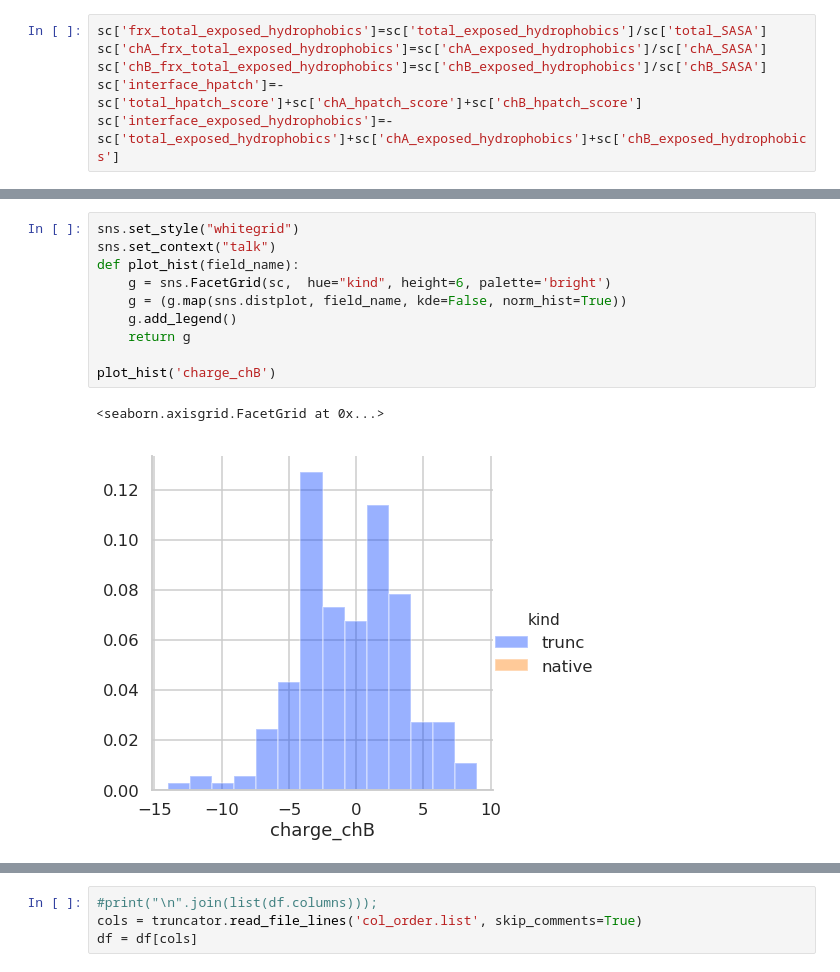
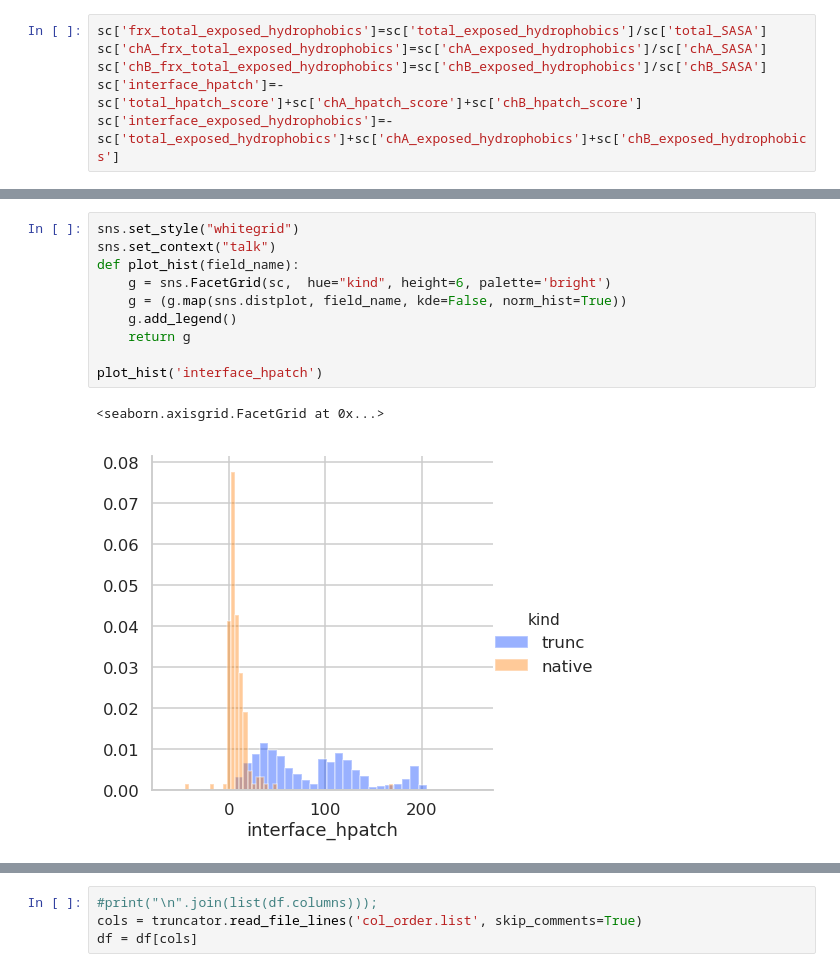
Before and after one commit to ajasja/truncator, a Jupyter notebook: 20_analyse_cuts.ipynb, the cells around one changed output, grey strips where cells are left out. Cells and saved outputs as stored; diff of their text form.

```diff
--- a/20_analyse_cuts.ipynb
+++ b/20_analyse_cuts.ipynb
@@ -75,16 +75,16 @@ list(sc.columns)
 # %%
 sns.set_style("whitegrid")
 sns.set_context("talk")
 def plot_hist(field_name):
     g = sns.FacetGrid(sc,  hue="kind", height=6, palette='bright')
     g = (g.map(sns.distplot, field_name, kde=False, norm_hist=True))
     g.add_legend()
     return g
 
-plot_hist('charge_chB')
+plot_hist('interface_hpatch')
 # %% [output]
 <seaborn.axisgrid.FacetGrid at 0x...>
-[figure, old version]
+[figure, new version]
 # %%
 plot_hist('charge_chA')
 #plt.xlim([-200, 200])
```
Also changed, not shown: parts of 4 cells of this notebook, 5 other files.
